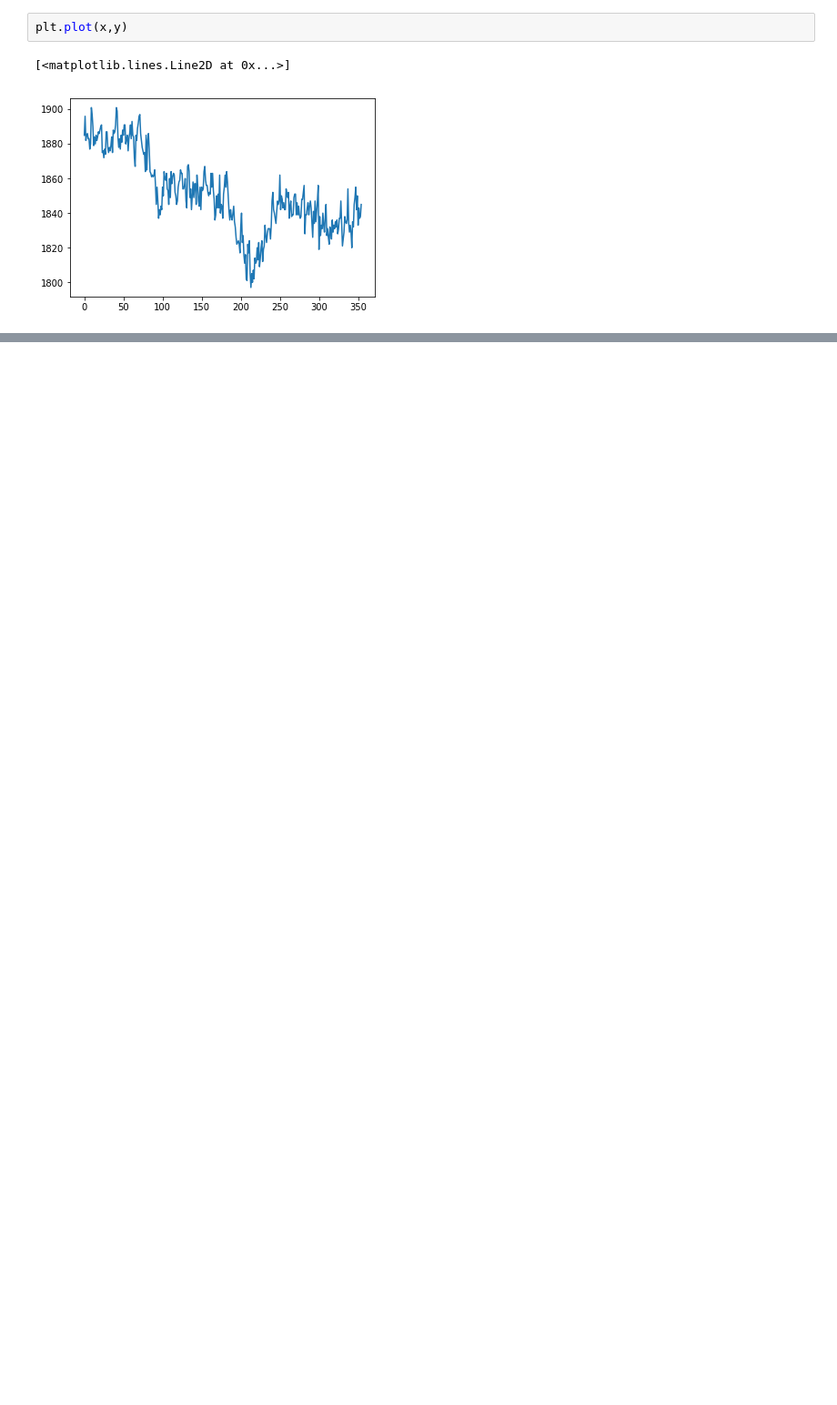
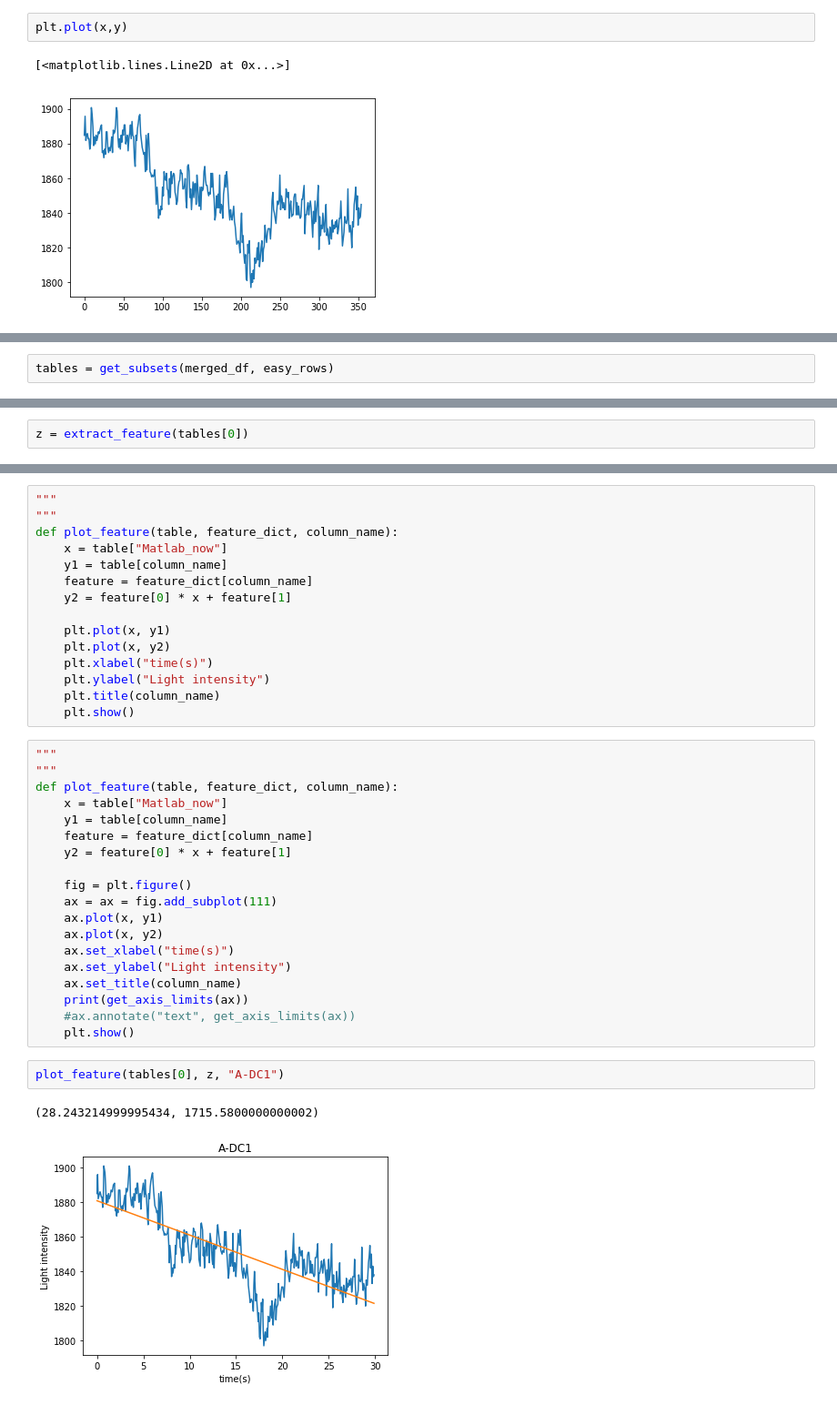
Before and after one commit to jin-sj/hci_lab, a Jupyter notebook: traditional_ml.ipynb, the cells around one changed output, grey strips where cells are left out. Shown at 91% size. Saved outputs shown, nothing was run; the diff lists cells and outputs as text; blank space fills up the shorter version.

```diff
--- a/traditional_ml.ipynb
+++ b/traditional_ml.ipynb
@@ -168,0 +166,2 @@ plt.plot(x,y)
+# %%
+tables = get_subsets(merged_df, easy_rows)
@@ -168,0 +218,2 @@ plt.plot(x,y)
+# %%
+z = extract_feature(tables[0])
@@ -168,0 +239,39 @@ plt.plot(x,y)
+# %%
+"""
+"""
+def plot_feature(table, feature_dict, column_name):
+    x = table["Matlab_now"]
+    y1 = table[column_name]
+    feature = feature_dict[column_name]
+    y2 = feature[0] * x + feature[1]
+
+    plt.plot(x, y1)
+    plt.plot(x, y2)
+    plt.xlabel("time(s)")
+    plt.ylabel("Light intensity")
+    plt.title(column_name)
+    plt.show()
+# %%
+"""
+"""
+def plot_feature(table, feature_dict, column_name):
+    x = table["Matlab_now"]
+    y1 = table[column_name]
+    feature = feature_dict[column_name]
+    y2 = feature[0] * x + feature[1]
+
+    fig = plt.figure()
+    ax = ax = fig.add_subplot(111)
+    ax.plot(x, y1)
+    ax.plot(x, y2)
+    ax.set_xlabel("time(s)")
+    ax.set_ylabel("Light intensity")
+    ax.set_title(column_name)
+    print(get_axis_limits(ax))
+    #ax.annotate("text", get_axis_limits(ax))
+    plt.show()
+# %%
+plot_feature(tables[0], z, "A-DC1")
+# %% [output]
+(28.243214999995434, 1715.5800000000002)
+[figure, added]
```
Also changed, not shown: parts of 11 cells of this notebook, 1 other file.
